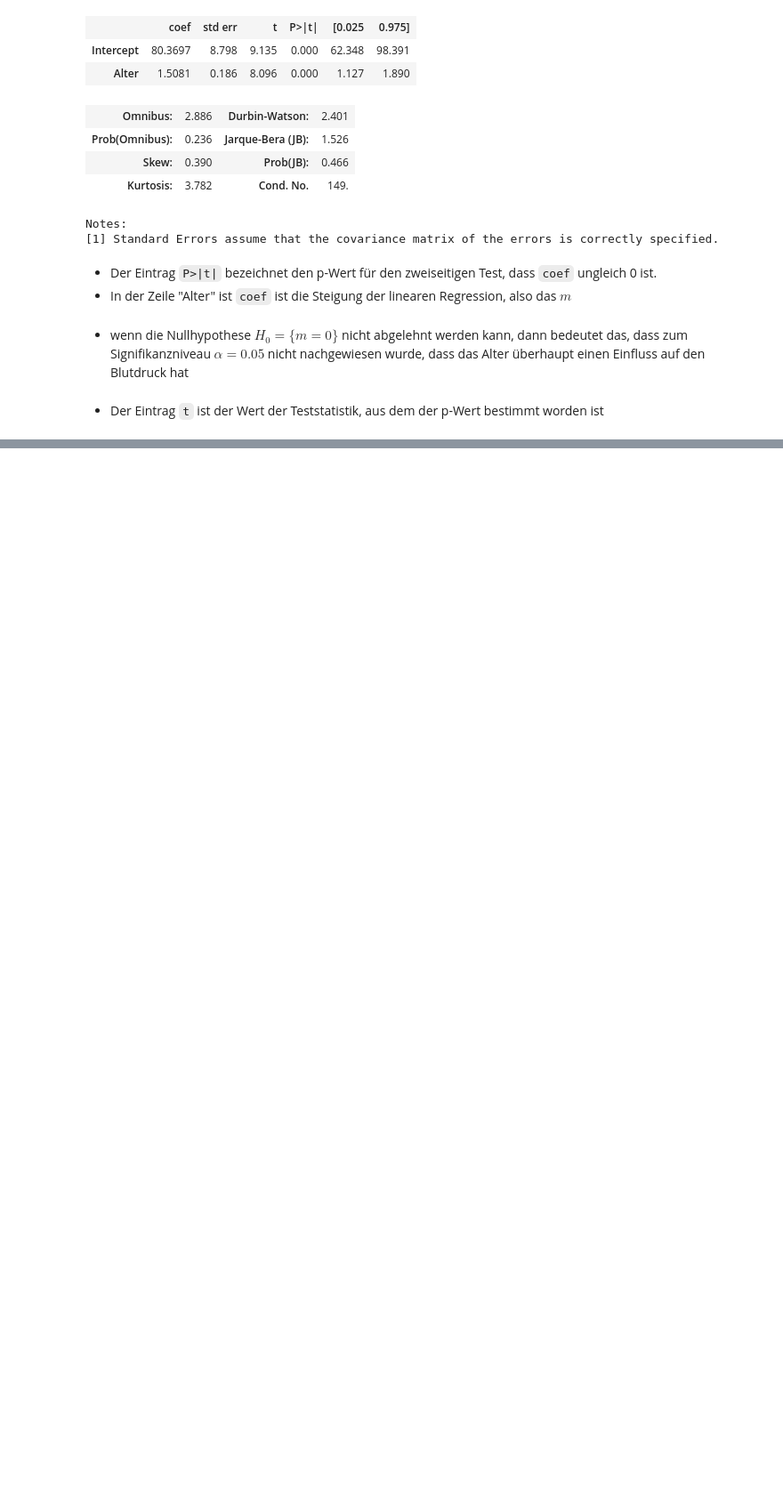
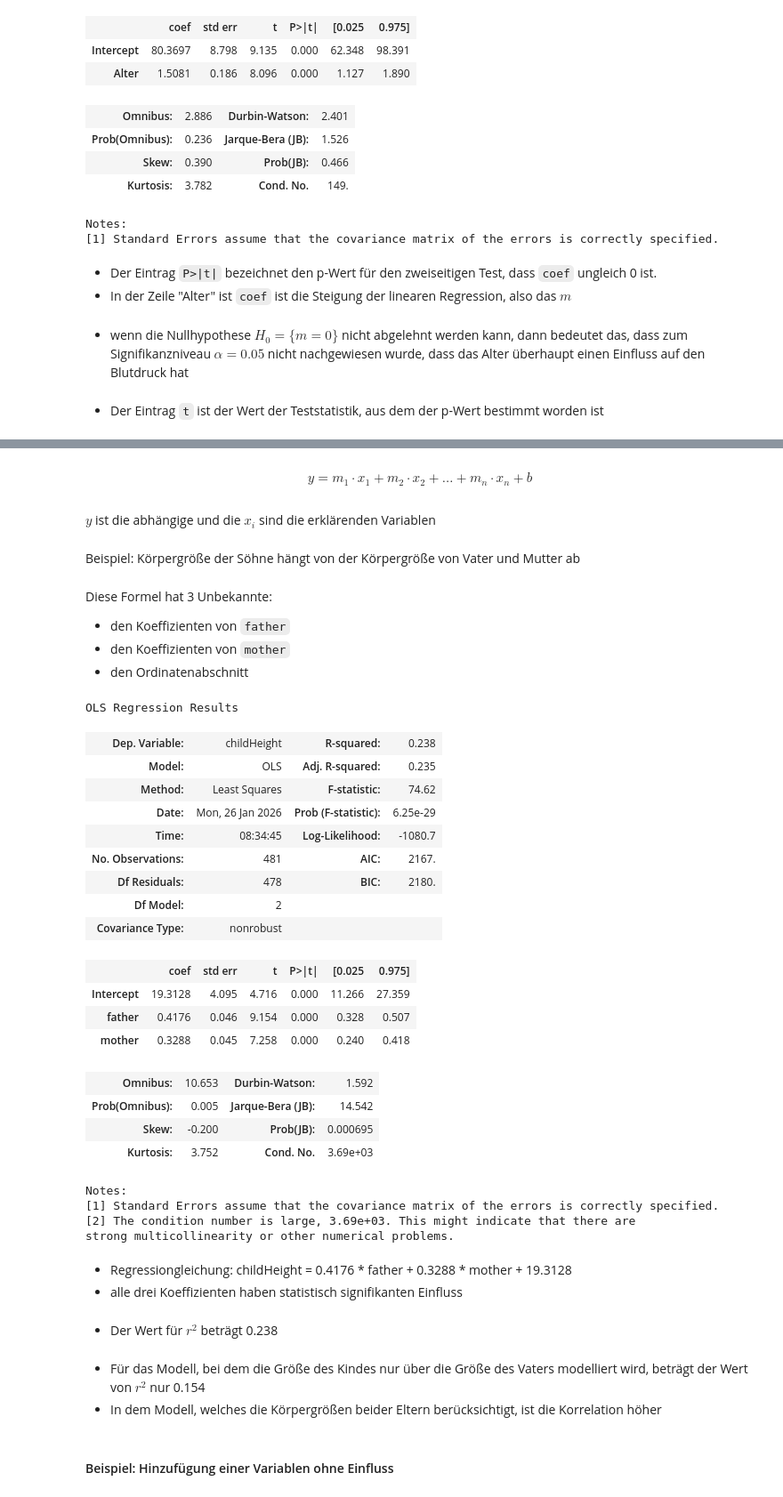
Before and after one commit to Ruediger-Braun/mfb2526, a Jupyter notebook: lektion26.ipynb, the cells around one changed output, grey strips where cells are left out. Shown at 89% size. Saved outputs shown, nothing was run; the diff lists cells and outputs as text; code cells hidden in the pictures; blank space fills up the shorter version.

```diff
--- a/lektion26.ipynb
+++ b/lektion26.ipynb
@@ -433,0 +513,55 @@ Notes:
+# %% [markdown]
+$$
+   y = m_1 \cdot x_1 + m_2 \cdot x_2 + \dots + m_n \cdot x_n + b
+$$
+# %% [markdown]
+$y$ ist die abhängige und die $x_i$ sind die erklärenden Variablen
+# %% [markdown]
+Beispiel:  Körpergröße der Söhne hängt von der Körpergröße von Vater und Mutter ab
+# %%
+formel = 'childHeight ~ father + mother'
+# %% [markdown]
+Diese Formel hat 3 Unbekannte:
+
+* den Koeffizienten von `father`
+* den Koeffizienten von `mother`
+* den Ordinatenabschnitt
+# %%
+modell = smf.ols(formel, galton)
+# %%
+res = modell.fit()
+# %%
+res.summary()
+# %% [output]
+OLS Regression Results
+| Dep. Variable: | childHeight | R-squared: | 0.238 |
+| Model: | OLS | Adj. R-squared: | 0.235 |
+| Method: | Least Squares | F-statistic: | 74.62 |
+| Date: | Mon, 26 Jan 2026 | Prob (F-statistic): | 6.25e-29 |
+| Time: | 08:34:45 | Log-Likelihood: | -1080.7 |
+| No. Observations: | 481 | AIC: | 2167. |
+| Df Residuals: | 478 | BIC: | 2180. |
+| Df Model: | 2 |  |  |
+| Covariance Type: | nonrobust |  |  |
+|  | coef | std err | t | P>|t| | [0.025 | 0.975] |
+| Intercept | 19.3128 | 4.095 | 4.716 | 0.000 | 11.266 | 27.359 |
+| father | 0.4176 | 0.046 | 9.154 | 0.000 | 0.328 | 0.507 |
+| mother | 0.3288 | 0.045 | 7.258 | 0.000 | 0.240 | 0.418 |
+| Omnibus: | 10.653 | Durbin-Watson: | 1.592 |
+| Prob(Omnibus): | 0.005 | Jarque-Bera (JB): | 14.542 |
+| Skew: | -0.200 | Prob(JB): | 0.000695 |
+| Kurtosis: | 3.752 | Cond. No. | 3.69e+03 |
+Notes:
+[1] Standard Errors assume that the covariance matrix of the errors is correctly specified.
+[2] The condition number is large, 3.69e+03. This might indicate that there are
+strong multicollinearity or other numerical problems.
+# %% [markdown]
+* Regressiongleichung:  childHeight = 0.4176 * father + 0.3288 * mother + 19.3128
+* alle drei Koeffizienten haben statistisch signifikanten Einfluss
+# %% [markdown]
+* Der Wert für $r^2$ beträgt 0.238
+# %% [markdown]
+* Für das Modell, bei dem die Größe des Kindes nur über die Größe des Vaters modelliert wird, beträgt der Wert von $r^2$ nur 0.154
+* In dem Modell, welches die Körpergrößen beider Eltern berücksichtigt, ist die Korrelation höher
+# %% [markdown]
+#### Beispiel: Hinzufügung einer Variablen ohne Einfluss
```
Also changed, not shown: parts of 34 cells of this notebook.
